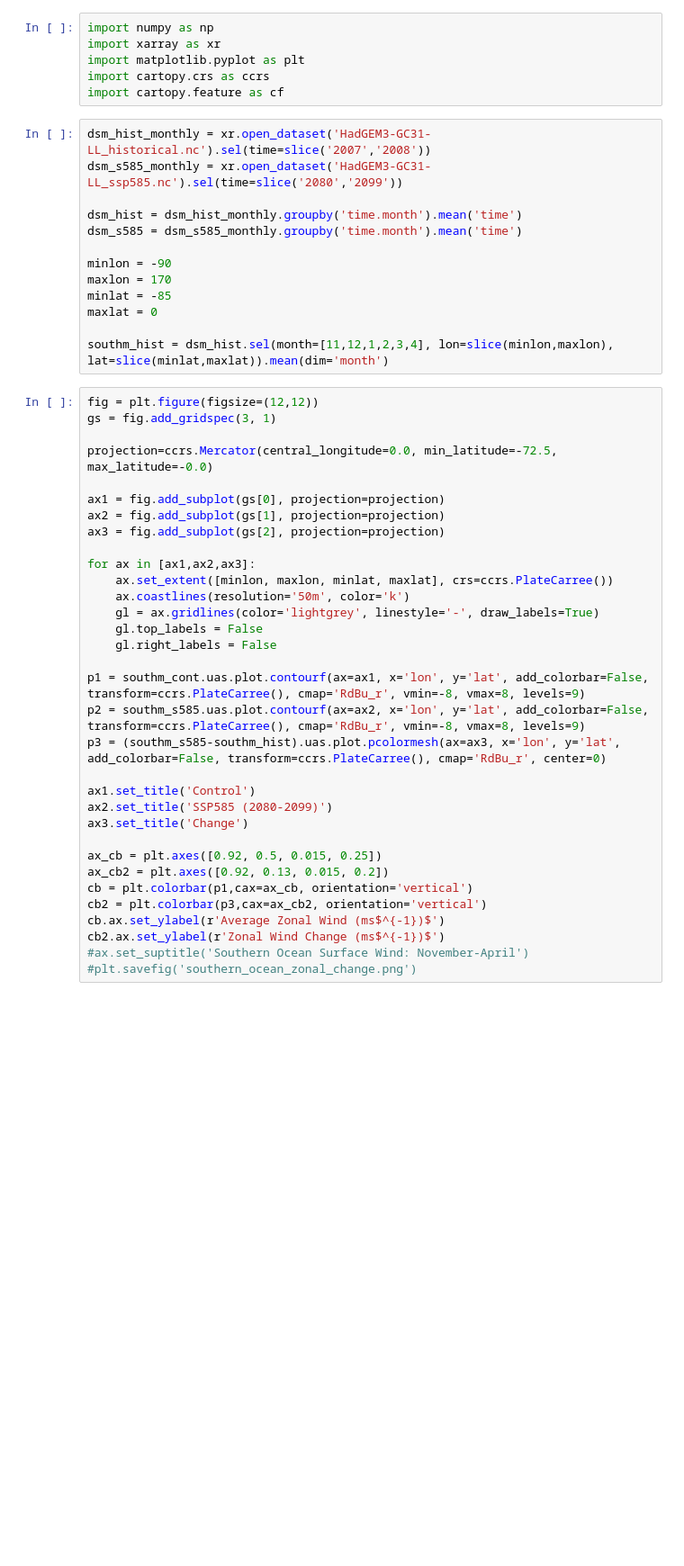
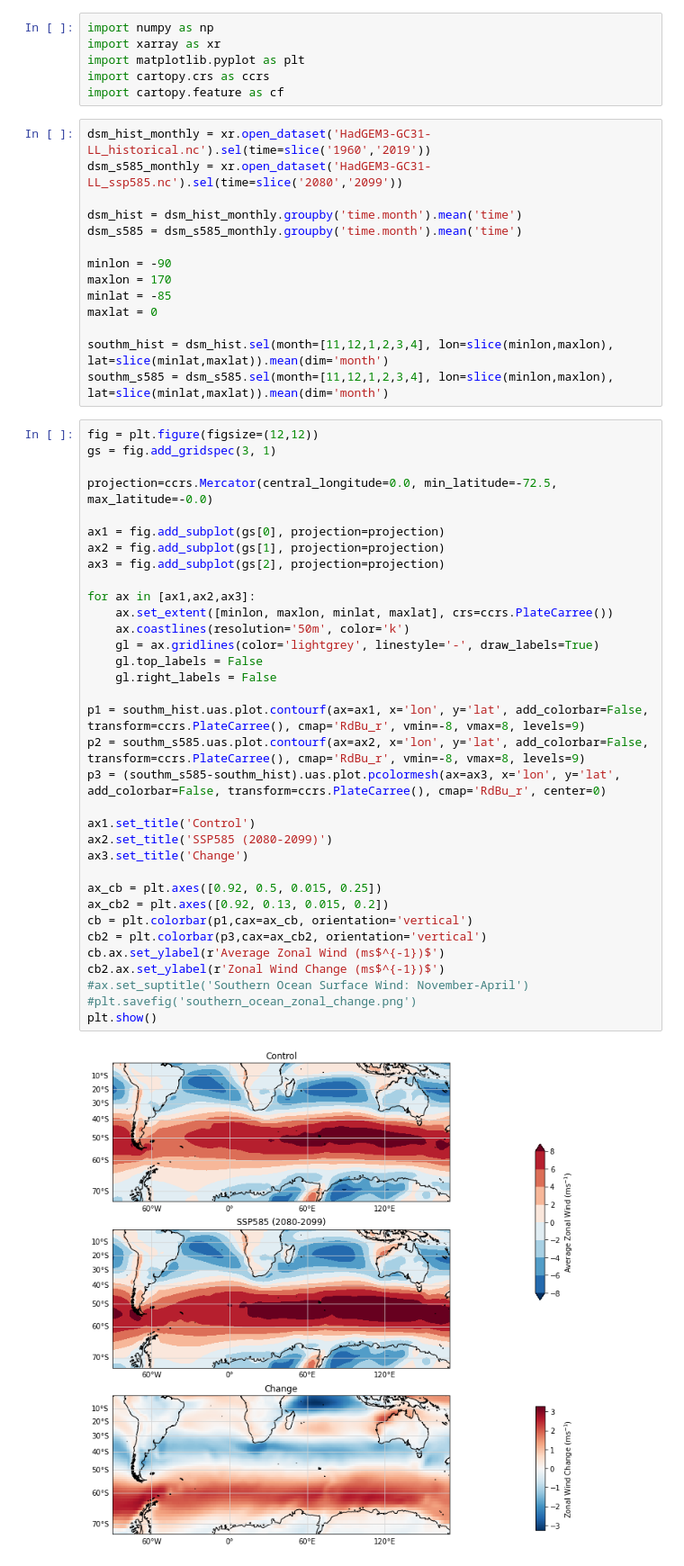
Before and after one commit to nvogtvincent/project09, a Jupyter notebook: notebooks/winds_with_ice.ipynb, the cells around one changed output. Shown: that part at 90% size. Saved outputs shown, nothing was run; the diff lists cells and outputs as text; blank space fills up the shorter version.

Commit message:
fixed missing figure

```diff
--- a/notebooks/winds_with_ice.ipynb
+++ b/notebooks/winds_with_ice.ipynb
@@ -5,7 +5,7 @@ import matplotlib.pyplot as plt
 import cartopy.crs as ccrs
 import cartopy.feature as cf
 # %%
-dsm_hist_monthly = xr.open_dataset('HadGEM3-GC31-LL_historical.nc').sel(time=slice('2007','2008'))
+dsm_hist_monthly = xr.open_dataset('HadGEM3-GC31-LL_historical.nc').sel(time=slice('1960','2019'))
 dsm_s585_monthly = xr.open_dataset('HadGEM3-GC31-LL_ssp585.nc').sel(time=slice('2080','2099'))
 
 dsm_hist = dsm_hist_monthly.groupby('time.month').mean('time')
@@ -17,36 +17,40 @@ minlat = -85
 maxlat = 0
 
 southm_hist = dsm_hist.sel(month=[11,12,1,2,3,4], lon=slice(minlon,maxlon), lat=slice(minlat,maxlat)).mean(dim='month')
+southm_s585 = dsm_s585.sel(month=[11,12,1,2,3,4], lon=slice(minlon,maxlon), lat=slice(minlat,maxlat)).mean(dim='month')
 # %%
 fig = plt.figure(figsize=(12,12))
 gs = fig.add_gridspec(3, 1)
 
 projection=ccrs.Mercator(central_longitude=0.0, min_latitude=-72.5, max_latitude=-0.0)
 
 ax1 = fig.add_subplot(gs[0], projection=projection)
 ax2 = fig.add_subplot(gs[1], projection=projection)
 ax3 = fig.add_subplot(gs[2], projection=projection)
 
 for ax in [ax1,ax2,ax3]:
     ax.set_extent([minlon, maxlon, minlat, maxlat], crs=ccrs.PlateCarree())
     ax.coastlines(resolution='50m', color='k')
     gl = ax.gridlines(color='lightgrey', linestyle='-', draw_labels=True)
     gl.top_labels = False
     gl.right_labels = False
 
-p1 = southm_cont.uas.plot.contourf(ax=ax1, x='lon', y='lat', add_colorbar=False, transform=ccrs.PlateCarree(), cmap='RdBu_r', vmin=-8, vmax=8, levels=9)
+p1 = southm_hist.uas.plot.contourf(ax=ax1, x='lon', y='lat', add_colorbar=False, transform=ccrs.PlateCarree(), cmap='RdBu_r', vmin=-8, vmax=8, levels=9)
 p2 = southm_s585.uas.plot.contourf(ax=ax2, x='lon', y='lat', add_colorbar=False, transform=ccrs.PlateCarree(), cmap='RdBu_r', vmin=-8, vmax=8, levels=9)
 p3 = (southm_s585-southm_hist).uas.plot.pcolormesh(ax=ax3, x='lon', y='lat', add_colorbar=False, transform=ccrs.PlateCarree(), cmap='RdBu_r', center=0)
 
 ax1.set_title('Control')
 ax2.set_title('SSP585 (2080-2099)')
 ax3.set_title('Change')
 
 ax_cb = plt.axes([0.92, 0.5, 0.015, 0.25])
 ax_cb2 = plt.axes([0.92, 0.13, 0.015, 0.2])
 cb = plt.colorbar(p1,cax=ax_cb, orientation='vertical')
 cb2 = plt.colorbar(p3,cax=ax_cb2, orientation='vertical')
 cb.ax.set_ylabel(r'Average Zonal Wind (ms$^{-1})$')
 cb2.ax.set_ylabel(r'Zonal Wind Change (ms$^{-1})$')
 #ax.set_suptitle('Southern Ocean Surface Wind: November-April')
 #plt.savefig('southern_ocean_zonal_change.png')
+plt.show()
+# %% [output]
+[figure, added]
```
